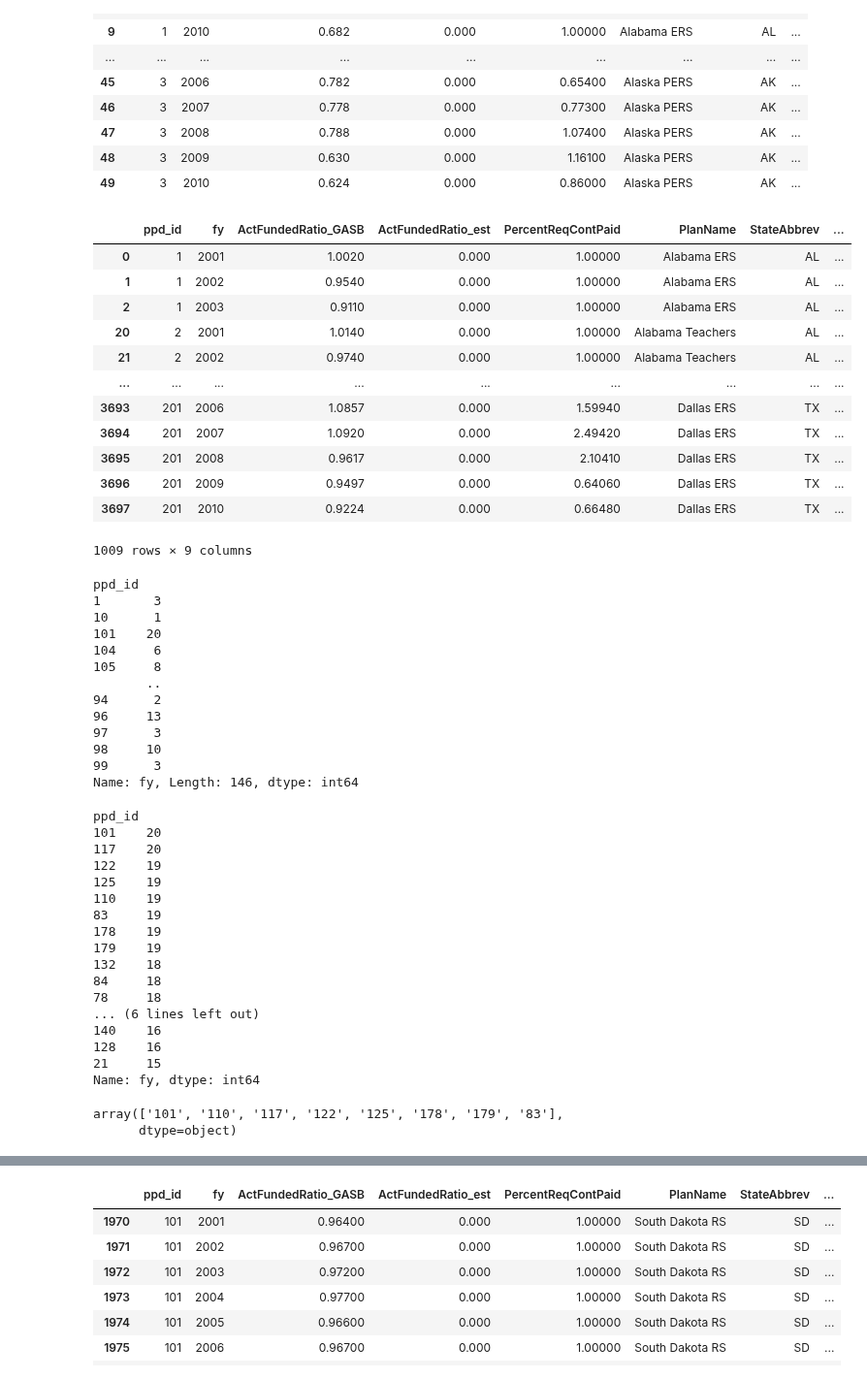
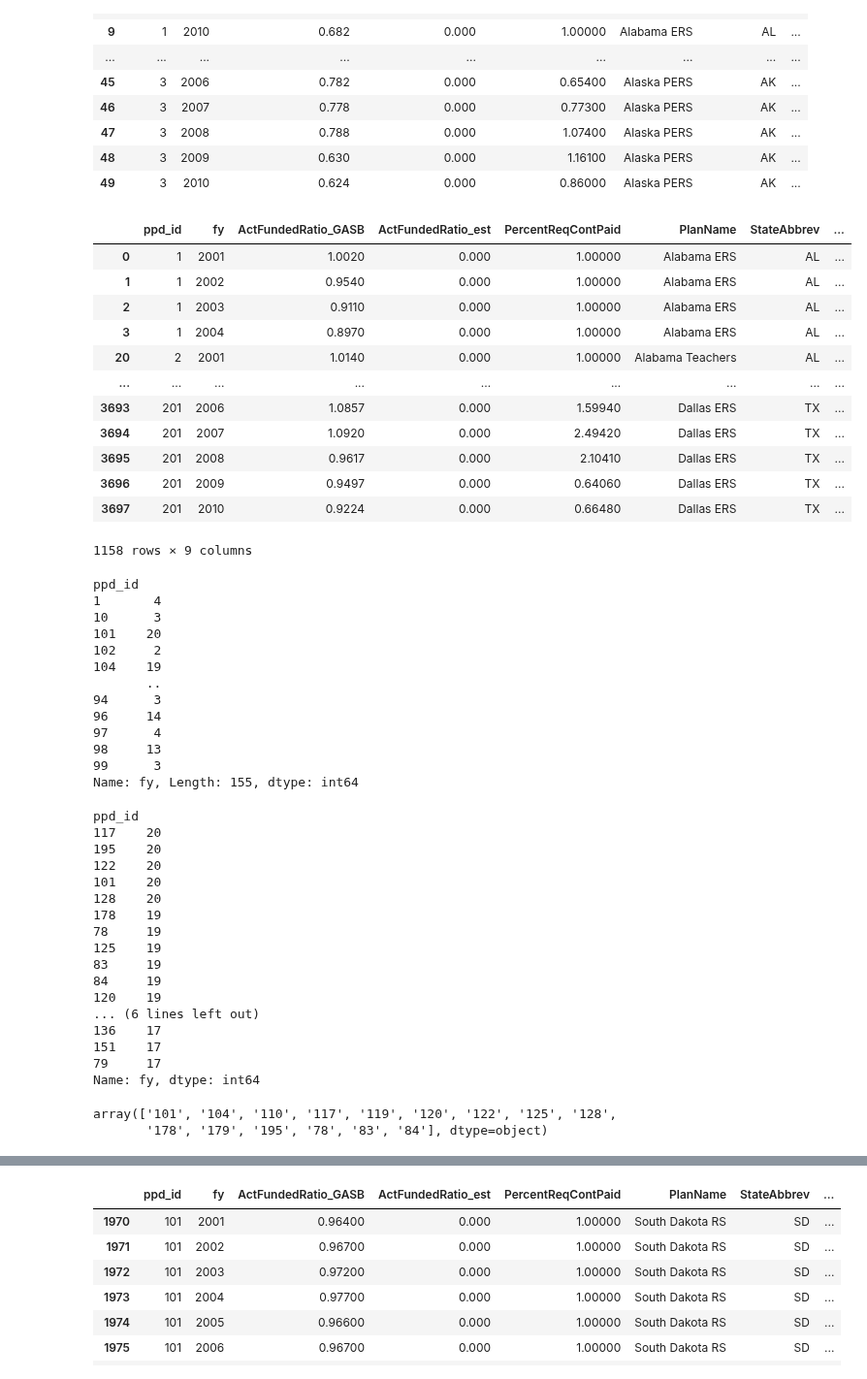
Before and after one commit to DeltaDeutsch/PPD-Group-Project, a Jupyter notebook: PPD Group Focus Plans.ipynb, the cells around one changed output, grey strips where cells are left out. Shown at 97% size. Cells and saved outputs as stored; diff of their text form; code cells hidden in the pictures.

```diff
--- a/PPD Group Focus Plans.ipynb
+++ b/PPD Group Focus Plans.ipynb
@@ -100,60 +100,60 @@ plan_test_data_df.head(50)
 | 49 | 3 | 2010 | 0.624 | 0.000 | 0.86000 | Alaska PERS | AK | ... |
 # %%
 #Find all rows that have a funded ratio greater than or equal to 90%
-plan_data_20yr=plan_test_data_df[(plan_test_data_df['ActFundedRatio_GASB']>=.9)]
+plan_data_20yr=plan_test_data_df[(plan_test_data_df['ActFundedRatio_GASB']>=.88)]
 plan_data_20yr
 # %% [output]
 |  | ppd_id | fy | ActFundedRatio_GASB | ActFundedRatio_est | PercentReqContPaid | PlanName | StateAbbrev | ... |
 | 0 | 1 | 2001 | 1.0020 | 0.000 | 1.00000 | Alabama ERS | AL | ... |
 | 1 | 1 | 2002 | 0.9540 | 0.000 | 1.00000 | Alabama ERS | AL | ... |
 | 2 | 1 | 2003 | 0.9110 | 0.000 | 1.00000 | Alabama ERS | AL | ... |
+| 3 | 1 | 2004 | 0.8970 | 0.000 | 1.00000 | Alabama ERS | AL | ... |
 | 20 | 2 | 2001 | 1.0140 | 0.000 | 1.00000 | Alabama Teachers | AL | ... |
-| 21 | 2 | 2002 | 0.9740 | 0.000 | 1.00000 | Alabama Teachers | AL | ... |
 | ... | ... | ... | ... | ... | ... | ... | ... | ... |
 | 3693 | 201 | 2006 | 1.0857 | 0.000 | 1.59940 | Dallas ERS | TX | ... |
 | 3694 | 201 | 2007 | 1.0920 | 0.000 | 2.49420 | Dallas ERS | TX | ... |
 | 3695 | 201 | 2008 | 0.9617 | 0.000 | 2.10410 | Dallas ERS | TX | ... |
 | 3696 | 201 | 2009 | 0.9497 | 0.000 | 0.64060 | Dallas ERS | TX | ... |
 | 3697 | 201 | 2010 | 0.9224 | 0.000 | 0.66480 | Dallas ERS | TX | ... |
-1009 rows × 9 columns
+1158 rows × 9 columns
 # %%
 #count number of years that each plan was above 90% funded.
 plan_90plus_counts=plan_data_20yr.groupby("ppd_id")["fy"].count()
 plan_90plus_counts
 # %% [output]
 ppd_id
-1       3
-10      1
+1       4
+10      3
 101    20
-104     6
-105     8
+102     2
+104    19
        ..
-94      2
-96     13
-97      3
-98     10
+94      3
+96     14
+97      4
+98     13
 99      3
-Name: fy, Length: 146, dtype: int64
+Name: fy, Length: 155, dtype: int64
 # %%
 #Top 20 plan year counts
 plan_90plus_counts.sort_values(ascending=False).head(20)
 # %% [output]
 ppd_id
+117    20
+195    20
+122    20
 101    20
-117    20
-122    19
+128    20
+178    19
+78     19
 125    19
-110    19
 83     19
-178    19
-179    19
-132    18
-84     18
-78     18
+84     19
+120    19
 ... (6 lines left out)
-140    16
-128    16
-21     15
+136    17
+151    17
+79     17
 Name: fy, dtype: int64
 # %%
 pd.set_option(
@@ -165,5 +165,5 @@ plan_focus=plan_90plus_counts[plan_90plus_counts>=19]
 plan_focus_list=plan_focus.index.values
 plan_focus_list
 # %% [output]
-array(['101', '110', '117', '122', '125', '178', '179', '83'],
-      dtype=object)
+array(['101', '104', '110', '117', '119', '120', '122', '125', '128',
+       '178', '179', '195', '78', '83', '84'], dtype=object)
```
Also changed, not shown: parts of 6 cells of this notebook, 2 other files.
